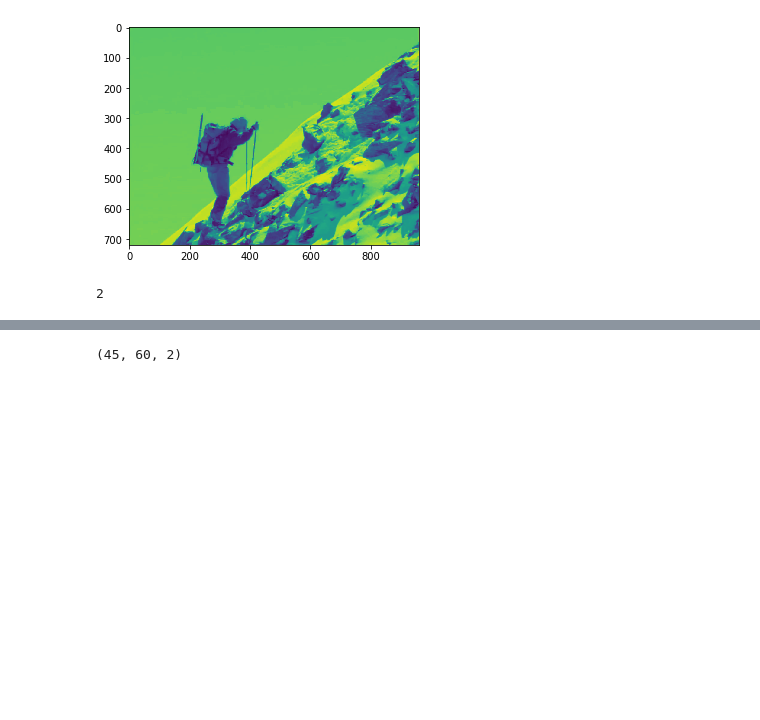
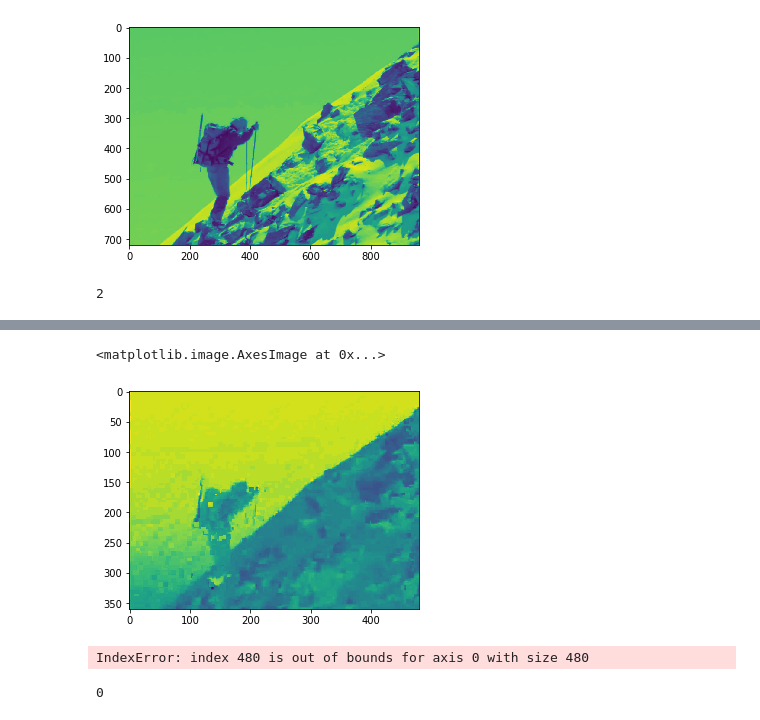
Before and after one commit to alaanousir/H.264-Video-Compression, a Jupyter notebook: Main.ipynb, the cells around one changed output, grey strips where cells are left out. Cells and saved outputs as stored; diff of their text form; code cells hidden in the pictures; blank space fills up the shorter version.

```diff
--- a/Main.ipynb
+++ b/Main.ipynb
@@ -413,19 +413,20 @@ for j in range(0,np.int(len(vid_frame)/predictedPerRef)):
 
     #Reshaping the reference frames to use in the coming blocks
     im_ref_y,_,_=E.get_sub_images(E.reshape_image(ref_frames[j][0]))
-    im_ref_cb,_,_=E.get_sub_images(E.reshape_image(ref_frames[j][1]))
-    im_ref_cr,_,_=E.get_sub_images(E.reshape_image(ref_frames[j][2]))
+    im_ref_cb,_,_=E.get_sub_images(E.reshape_image(ref_frames[j][1],8),8)
+    im_ref_cr,_,_=E.get_sub_images(E.reshape_image(ref_frames[j][2],8),8)
+
 
     for i in range(0,predictedPerRef-1):
         #Reshaping the current frame
         current_im_blocks, nrows, ncols = E.get_sub_images(E.reshape_image(vid_frame[c][0]))
 
         #Motion estimation
-        mv = jl.motion_estimation_to_all(ref_frames[j][0], current_im_blocks, nrows, ncols)
+        mv = jl.motion_estimation_to_all(ref_frames[0][0], current_im_blocks, nrows, ncols)
 
         #Motion Compensation
         p_image_y = E.predict(im_ref_y,mv, ref_frames[0][0].shape[0], ref_frames[0][0].shape[1],16)
-        mv_cb=np.zeros(mv.shape)
+        mv_cb=np.zeros(mv.shape,dtype=int)
         for i in range(mv.shape[0]):
             for j in range(mv.shape[1]):
                 mv_cb[i][j][0]=np.int(mv[i][j][0]/2)
@@ -440,7 +441,7 @@ for j in range(0,np.int(len(vid_frame)/predictedPerRef)):
         residual_frame_cr=E.residual(vid_frame[c][2],p_image_cr)
 
         #Spatial model
-        residual_blocks=E.spatial_model(residual_frame)
+        #residual_blocks=E.spatial_model(residual_frame)
 
 
 
@@ -461,10 +486,11 @@ import Encoder as E
 jl = julia.Julia()
 # %%
 import numpy as np
-# %%
-mv.shape
-# %% [output]
-(45, 60, 2)
+# %%
+plt.imshow(p_image_cr)
+# %% [output]
+<matplotlib.image.AxesImage at 0x...>
+[figure, added]
 # %%
 Reconstruced_frames=[]
 c=0
@@ -473,8 +499,8 @@ for j in range(0,np.int(len(vid_frame)/predictedPerRef)):
 
     #Reshaping the reference frames to use in the coming blocks
     im_ref_y,_,_=E.get_sub_images(E.reshape_image(ref_frames[j][0]))
-    im_ref_cb,_,_=E.get_sub_images(E.reshape_image(ref_frames[j][1]))
-    im_ref_cr,_,_=E.get_sub_images(E.reshape_image(ref_frames[j][2]))
+    im_ref_cb,_,_=E.get_sub_images(E.reshape_image(ref_frames[j][1]),8)
+    im_ref_cr,_,_=E.get_sub_images(E.reshape_image(ref_frames[j][2]),8)
     for i in range(0,predictedPerRef-1):
         #inverse spatial
         #residual_blocks, n_rows, n_cols = E.spatial_inverse_model(vid_residuals[c])
@@ -500,3 +526,10 @@ for j in range(0,np.int(len(vid_frame)/predictedPerRef)):
         Reconstruced_frames.append(E.conv_decom_YUV2RGB(E.deinterlace_comp_frames(Reconstructed_test)))
 
         c+=1
+# %% [output]
+IndexError: index 480 is out of bounds for axis 0 with size 480
+# %%
+for j in range(0,np.int(len(vid_frame)/predictedPerRef)):
+    print(j)
+# %% [output]
+0
```
Also changed, not shown: parts of 2 cells of this notebook.
